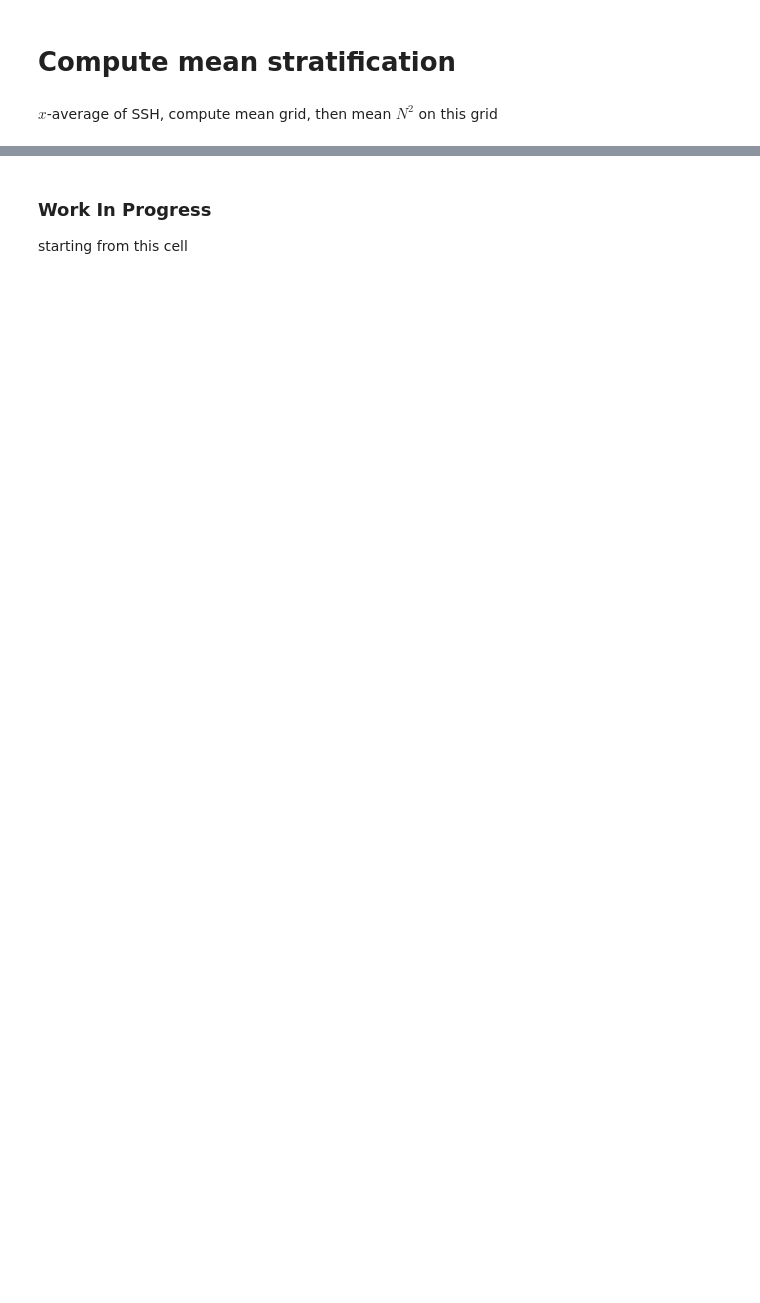
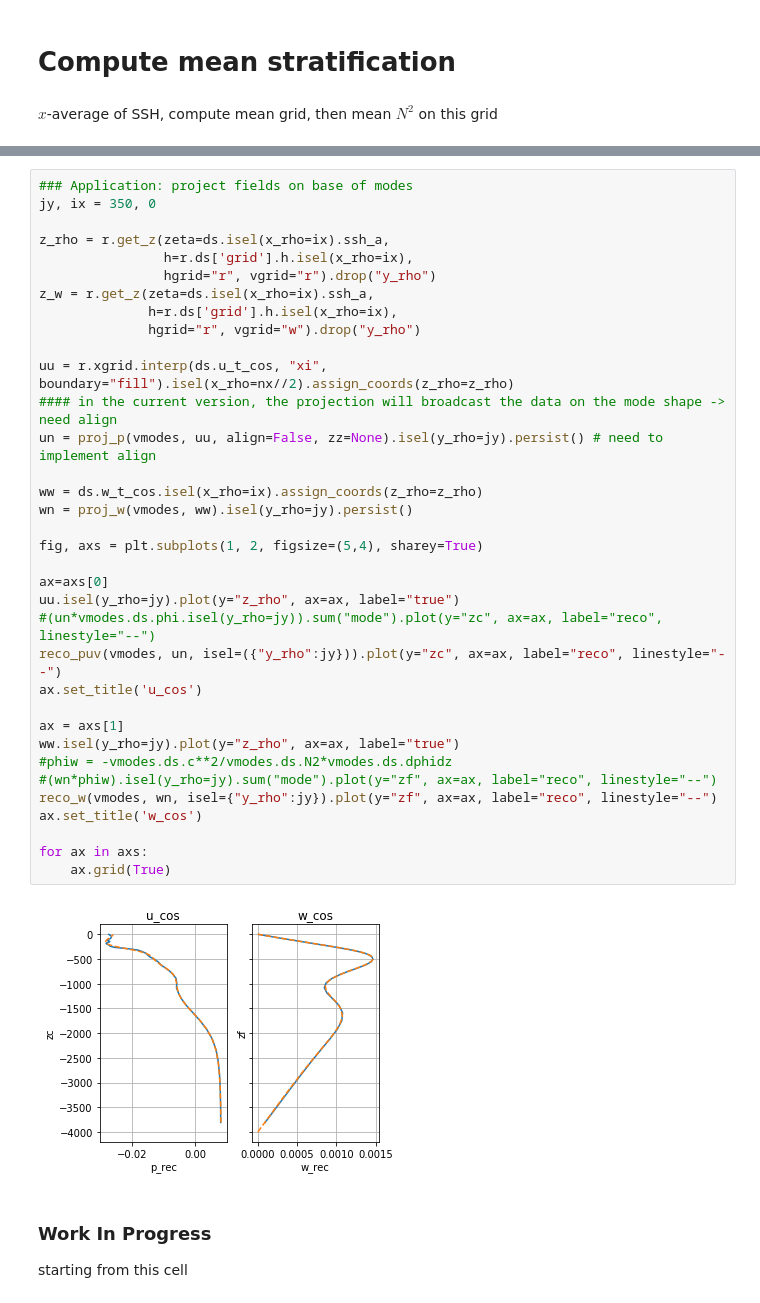
Before and after one commit to slgentil/croco, a Jupyter notebook: tutorials/proj_modes.ipynb, the cells around one changed output, grey strips where cells are left out. Drawn from its saved outputs; the diff is of its cells as text; blank space fills up the shorter version.

```diff
--- a/tutorials/proj_modes.ipynb
+++ b/tutorials/proj_modes.ipynb
@@ -173,3 +197,40 @@ computing {0} modes 10
+# %%
+### Application: project fields on base of modes
+jy, ix = 350, 0
+
+z_rho = r.get_z(zeta=ds.isel(x_rho=ix).ssh_a,
+                h=r.ds['grid'].h.isel(x_rho=ix),
+                hgrid="r", vgrid="r").drop("y_rho")
+z_w = r.get_z(zeta=ds.isel(x_rho=ix).ssh_a,
+              h=r.ds['grid'].h.isel(x_rho=ix),
+              hgrid="r", vgrid="w").drop("y_rho")
+
+uu = r.xgrid.interp(ds.u_t_cos, "xi", boundary="fill").isel(x_rho=nx//2).assign_coords(z_rho=z_rho)
+#### in the current version, the projection will broadcast the data on the mode shape -> need align
+un = proj_p(vmodes, uu, align=False, zz=None).isel(y_rho=jy).persist() # need to implement align
+
+ww = ds.w_t_cos.isel(x_rho=ix).assign_coords(z_rho=z_rho)
+wn = proj_w(vmodes, ww).isel(y_rho=jy).persist()
+
+fig, axs = plt.subplots(1, 2, figsize=(5,4), sharey=True)
+
+ax=axs[0]
+uu.isel(y_rho=jy).plot(y="z_rho", ax=ax, label="true")
+#(un*vmodes.ds.phi.isel(y_rho=jy)).sum("mode").plot(y="zc", ax=ax, label="reco", linestyle="--")
+reco_puv(vmodes, un, isel=({"y_rho":jy})).plot(y="zc", ax=ax, label="reco", linestyle="--")
+ax.set_title('u_cos')
+
+ax = axs[1]
+ww.isel(y_rho=jy).plot(y="z_rho", ax=ax, label="true")
+#phiw = -vmodes.ds.c**2/vmodes.ds.N2*vmodes.ds.dphidz
+#(wn*phiw).isel(y_rho=jy).sum("mode").plot(y="zf", ax=ax, label="reco", linestyle="--")
+reco_w(vmodes, wn, isel={"y_rho":jy}).plot(y="zf", ax=ax, label="reco", linestyle="--")
+ax.set_title('w_cos')
+
+for ax in axs:
+    ax.grid(True)
+# %% [output]
+[figure, added]
 # %% [markdown]
 ### Work In Progress
 starting from this cell
```
Also changed, not shown: parts of 12 cells of this notebook, 2 other files.
